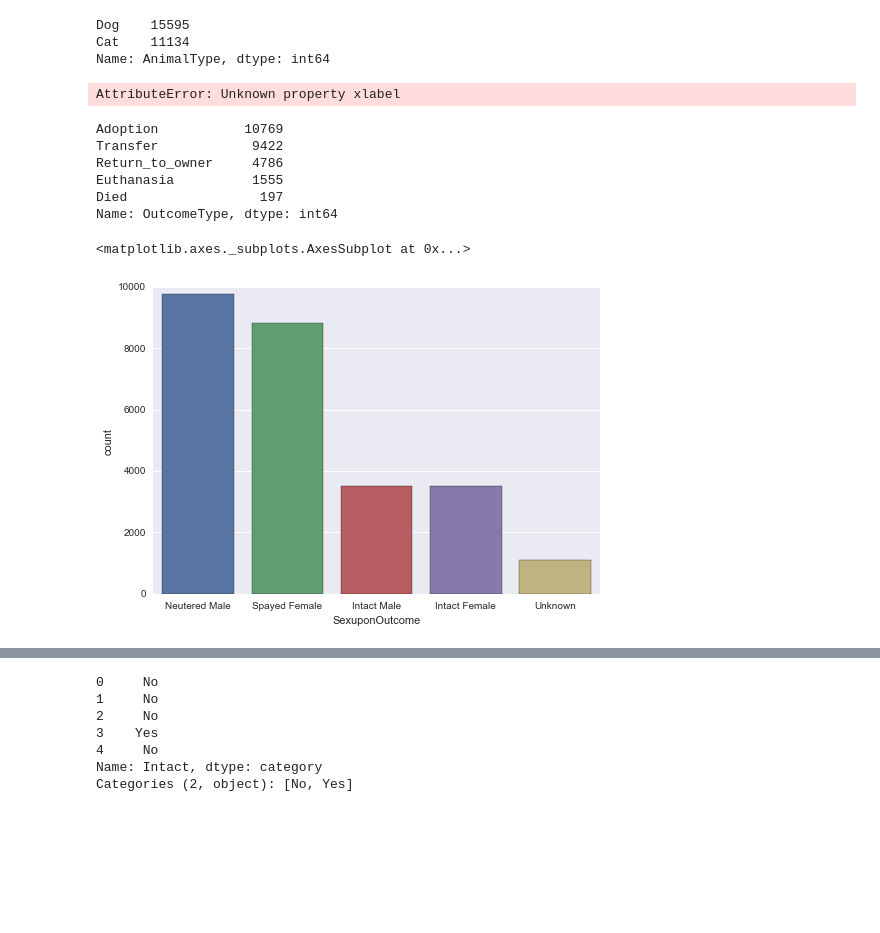
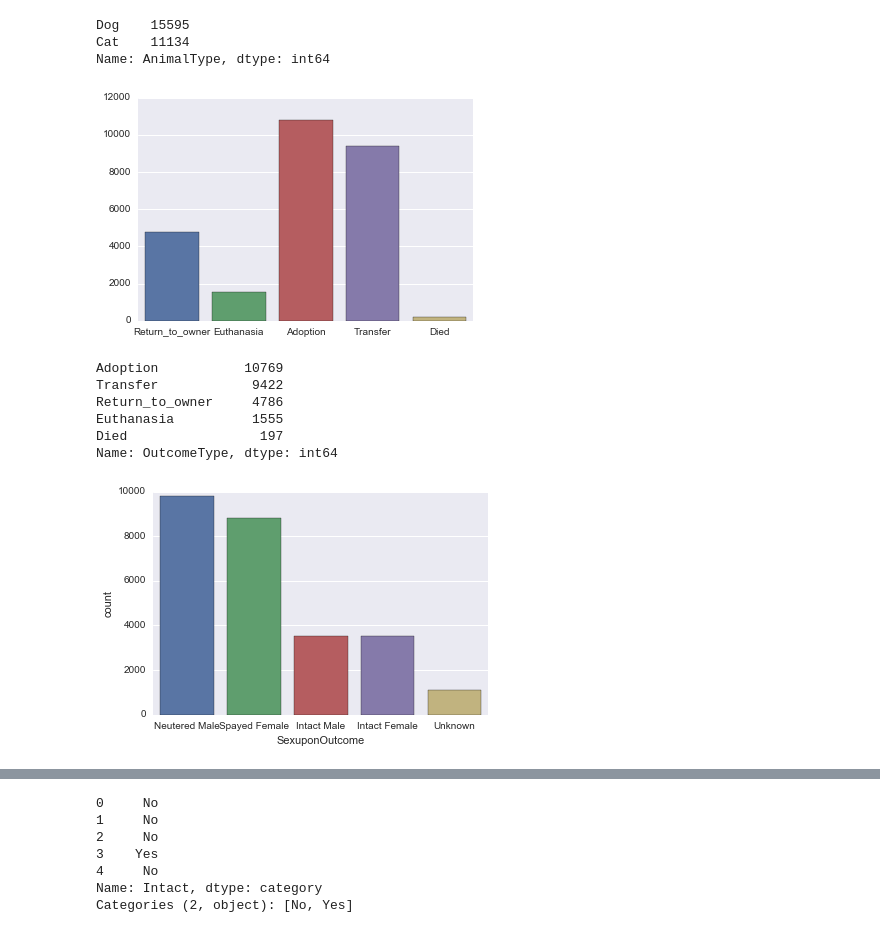
Before and after one commit to byted/ShelterAnimalOutcomeKaggle, a Jupyter notebook: simon/ML Animals.ipynb, the cells around one changed output, grey strips where cells are left out. Drawn from its saved outputs; the diff is of its cells as text; code cells hidden in the pictures; blank space fills up the shorter version.

```diff
--- a/simon/ML Animals.ipynb
+++ b/simon/ML Animals.ipynb
@@ -21,10 +21,12 @@ train.AnimalType.value_counts()
 Dog    15595
 Cat    11134
 Name: AnimalType, dtype: int64
-# %%
-sns.countplot(train.OutcomeType, xlabel = "")
-# %% [output]
-AttributeError: Unknown property xlabel
+# %%
+sns_plot= sns.countplot(train.OutcomeType)
+sns_plot.set(xlabel= "", ylabel="")
+sns_plot.figure.savefig("outcometype.pdf")
+# %% [output]
+[figure, added]
 # %%
 train.OutcomeType.value_counts()
 # %% [output]
@@ -36,9 +38,10 @@ Died                 197
 Name: OutcomeType, dtype: int64
 # %%
 sns.countplot(train.SexuponOutcome)
+sns_plot.set(xlabel= "", ylabel="")
+sns_plot.figure.savefig("sexuponoutcome.pdf")
 # %% [output]
-<matplotlib.axes._subplots.AxesSubplot at 0x...>
-[figure, old version]
+[figure, new version]
 # %%
 def categorising(dataset):
     opt = dataset.copy()
```
Also changed, not shown: parts of 6 cells of this notebook.
